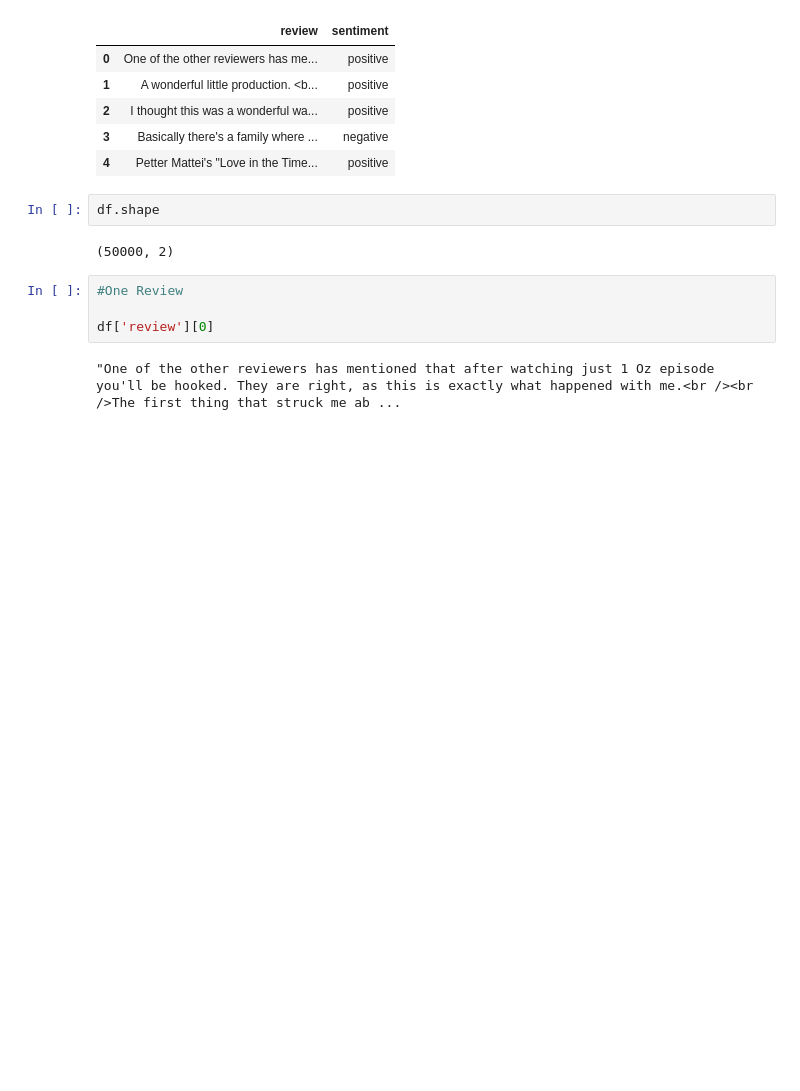
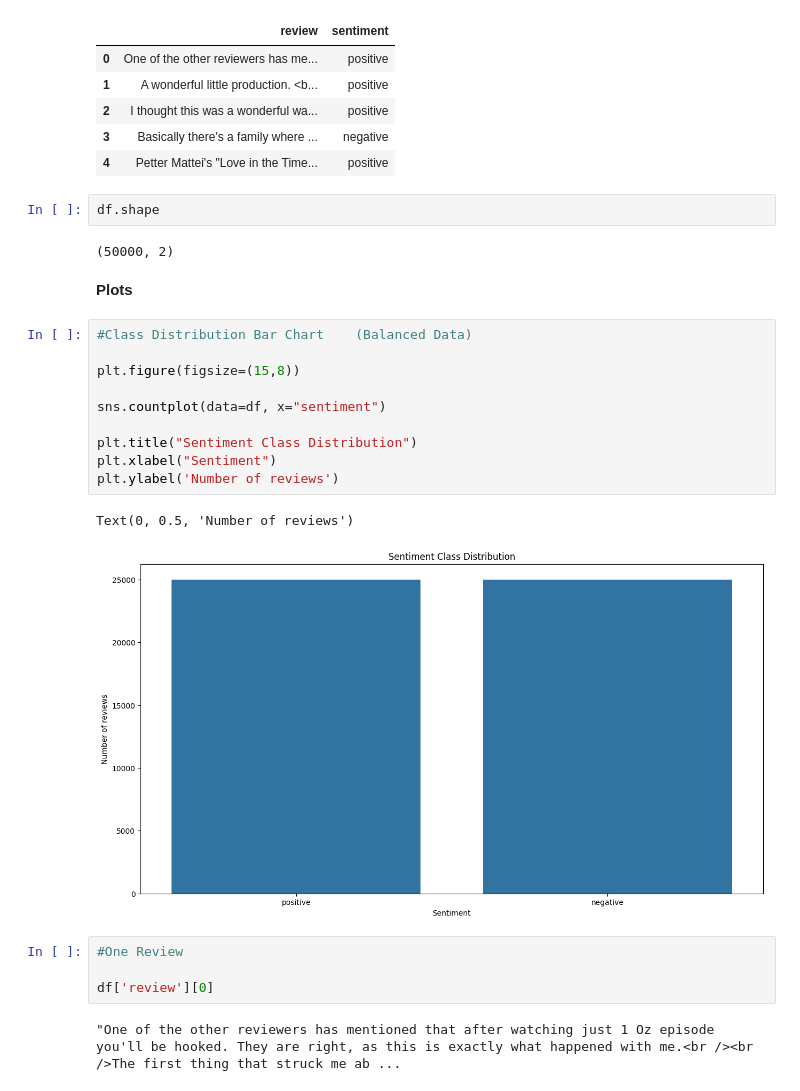
Before and after one commit to fatimaimran22/AI-ML, a Jupyter notebook: naive_bayes/Sentimental_Analysis_NB.ipynb, the cells around one changed output. Saved outputs shown, nothing was run; the diff lists cells and outputs as text; blank space fills up the shorter version.

```diff
--- a/naive_bayes/Sentimental_Analysis_NB.ipynb
+++ b/naive_bayes/Sentimental_Analysis_NB.ipynb
@@ -33,6 +36,21 @@ df.head()
 df.shape
 # %% [output]
 (50000, 2)
+# %% [markdown]
+**Plots**
+# %%
+#Class Distribution Bar Chart    (Balanced Data)
+
+plt.figure(figsize=(15,8))
+
+sns.countplot(data=df, x="sentiment")
+
+plt.title("Sentiment Class Distribution")
+plt.xlabel("Sentiment")
+plt.ylabel('Number of reviews')
+# %% [output]
+Text(0, 0.5, 'Number of reviews')
+[figure, added]
 # %%
 #One Review
 
```
Also changed, not shown: parts of 27 cells of this notebook.
